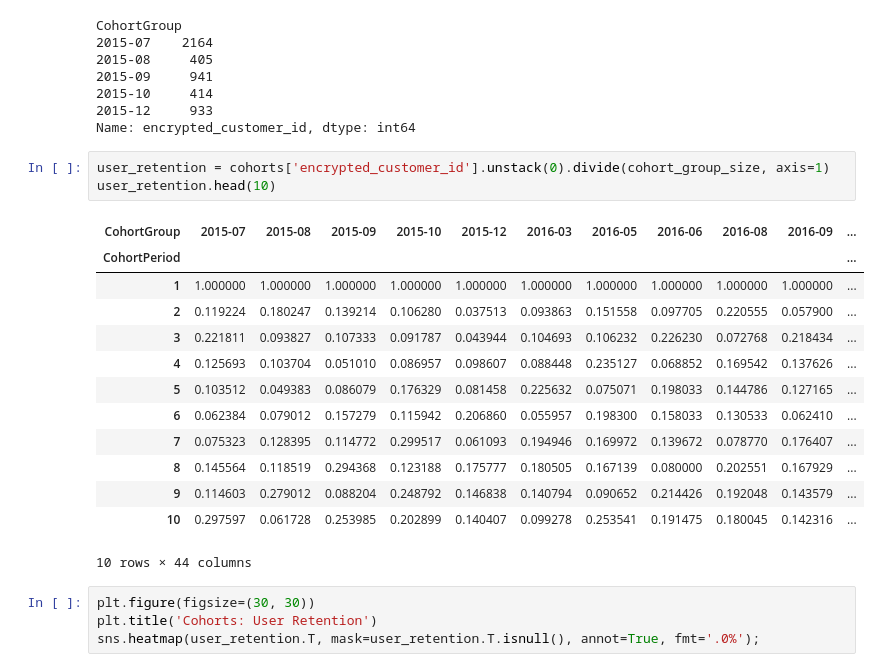
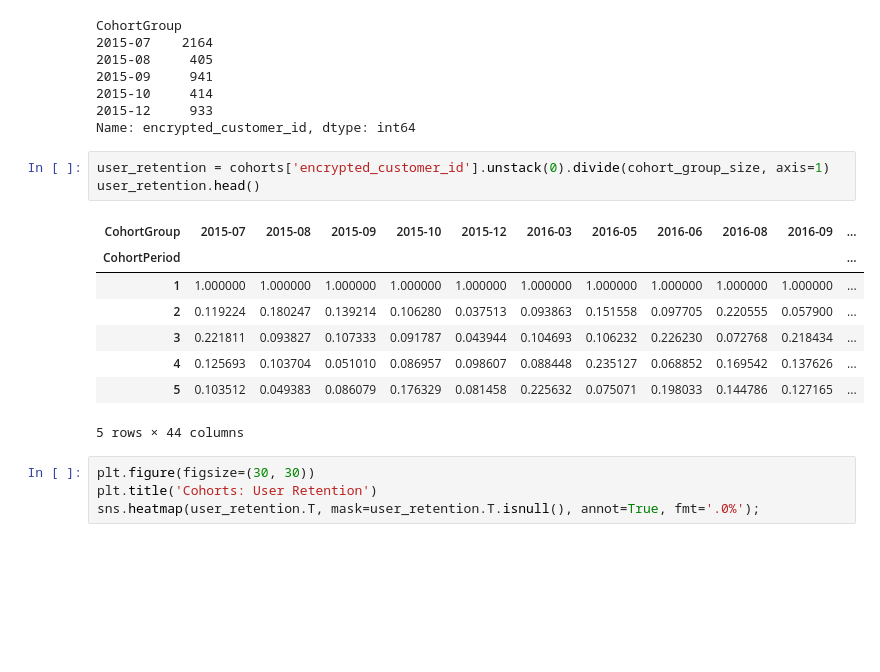
Before and after one commit to dfadeeff/AMZ_Projects, a Jupyter notebook: PMD_Framework.ipynb, the cells around one changed output. Saved outputs shown, nothing was run; the diff lists cells and outputs as text; blank space fills up the shorter version.

```diff
--- a/PMD_Framework.ipynb
+++ b/PMD_Framework.ipynb
@@ -779,21 +779,16 @@ CohortGroup
 Name: encrypted_customer_id, dtype: int64
 # %%
 user_retention = cohorts['encrypted_customer_id'].unstack(0).divide(cohort_group_size, axis=1)
-user_retention.head(10)
+user_retention.head()
 # %% [output]
 | CohortGroup | 2015-07 | 2015-08 | 2015-09 | 2015-10 | 2015-12 | 2016-03 | 2016-05 | 2016-06 | 2016-08 | 2016-09 | ... |
 | CohortPeriod |  |  |  |  |  |  |  |  |  |  | ... |
 | 1 | 1.000000 | 1.000000 | 1.000000 | 1.000000 | 1.000000 | 1.000000 | 1.000000 | 1.000000 | 1.000000 | 1.000000 | ... |
 | 2 | 0.119224 | 0.180247 | 0.139214 | 0.106280 | 0.037513 | 0.093863 | 0.151558 | 0.097705 | 0.220555 | 0.057900 | ... |
 | 3 | 0.221811 | 0.093827 | 0.107333 | 0.091787 | 0.043944 | 0.104693 | 0.106232 | 0.226230 | 0.072768 | 0.218434 | ... |
 | 4 | 0.125693 | 0.103704 | 0.051010 | 0.086957 | 0.098607 | 0.088448 | 0.235127 | 0.068852 | 0.169542 | 0.137626 | ... |
 | 5 | 0.103512 | 0.049383 | 0.086079 | 0.176329 | 0.081458 | 0.225632 | 0.075071 | 0.198033 | 0.144786 | 0.127165 | ... |
-| 6 | 0.062384 | 0.079012 | 0.157279 | 0.115942 | 0.206860 | 0.055957 | 0.198300 | 0.158033 | 0.130533 | 0.062410 | ... |
-| 7 | 0.075323 | 0.128395 | 0.114772 | 0.299517 | 0.061093 | 0.194946 | 0.169972 | 0.139672 | 0.078770 | 0.176407 | ... |
-| 8 | 0.145564 | 0.118519 | 0.294368 | 0.123188 | 0.175777 | 0.180505 | 0.167139 | 0.080000 | 0.202551 | 0.167929 | ... |
-| 9 | 0.114603 | 0.279012 | 0.088204 | 0.248792 | 0.146838 | 0.140794 | 0.090652 | 0.214426 | 0.192048 | 0.143579 | ... |
-| 10 | 0.297597 | 0.061728 | 0.253985 | 0.202899 | 0.140407 | 0.099278 | 0.253541 | 0.191475 | 0.180045 | 0.142316 | ... |
-10 rows × 44 columns
+5 rows × 44 columns
 # %%
 plt.figure(figsize=(30, 30))
 plt.title('Cohorts: User Retention')
```
Also changed, not shown: parts of 9 cells of this notebook.
